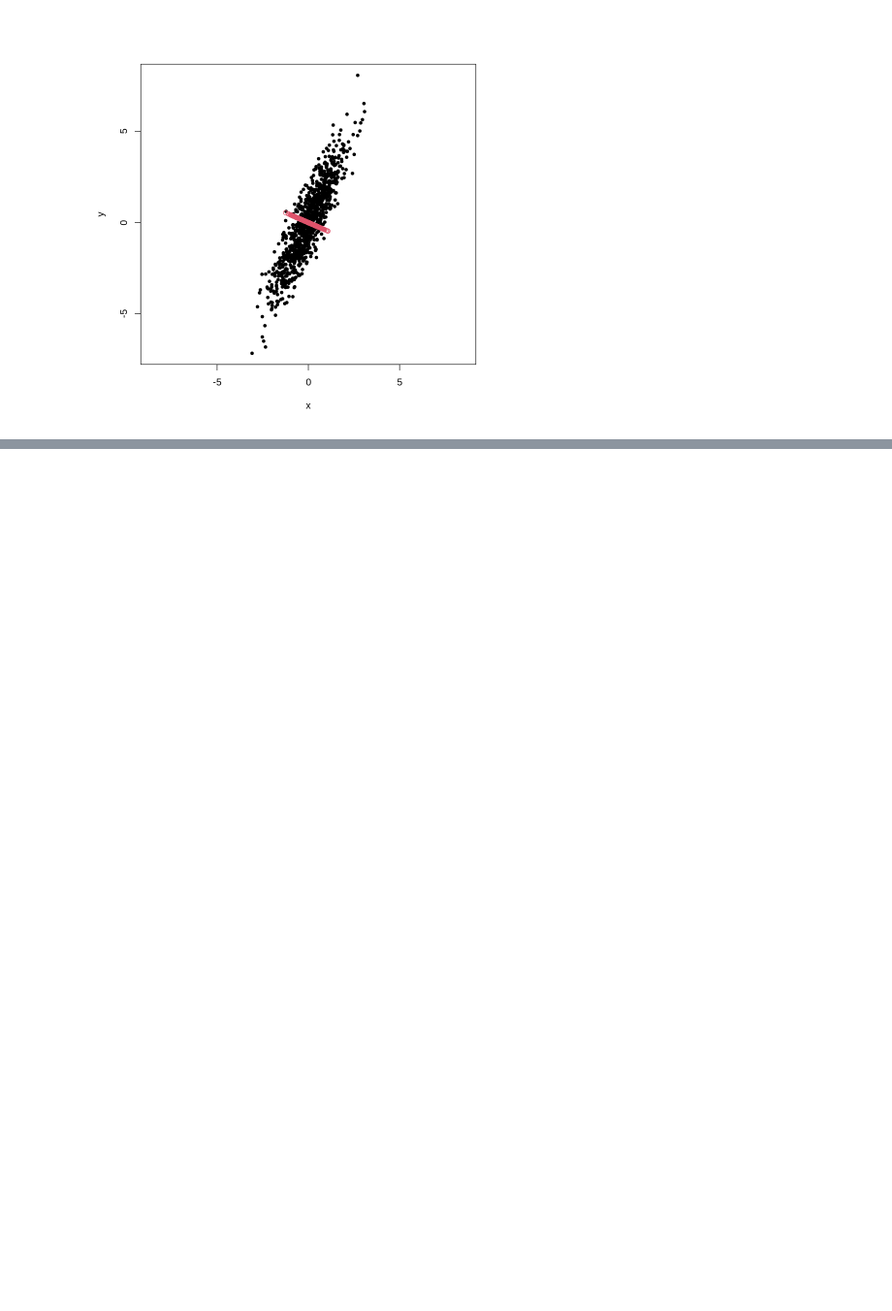
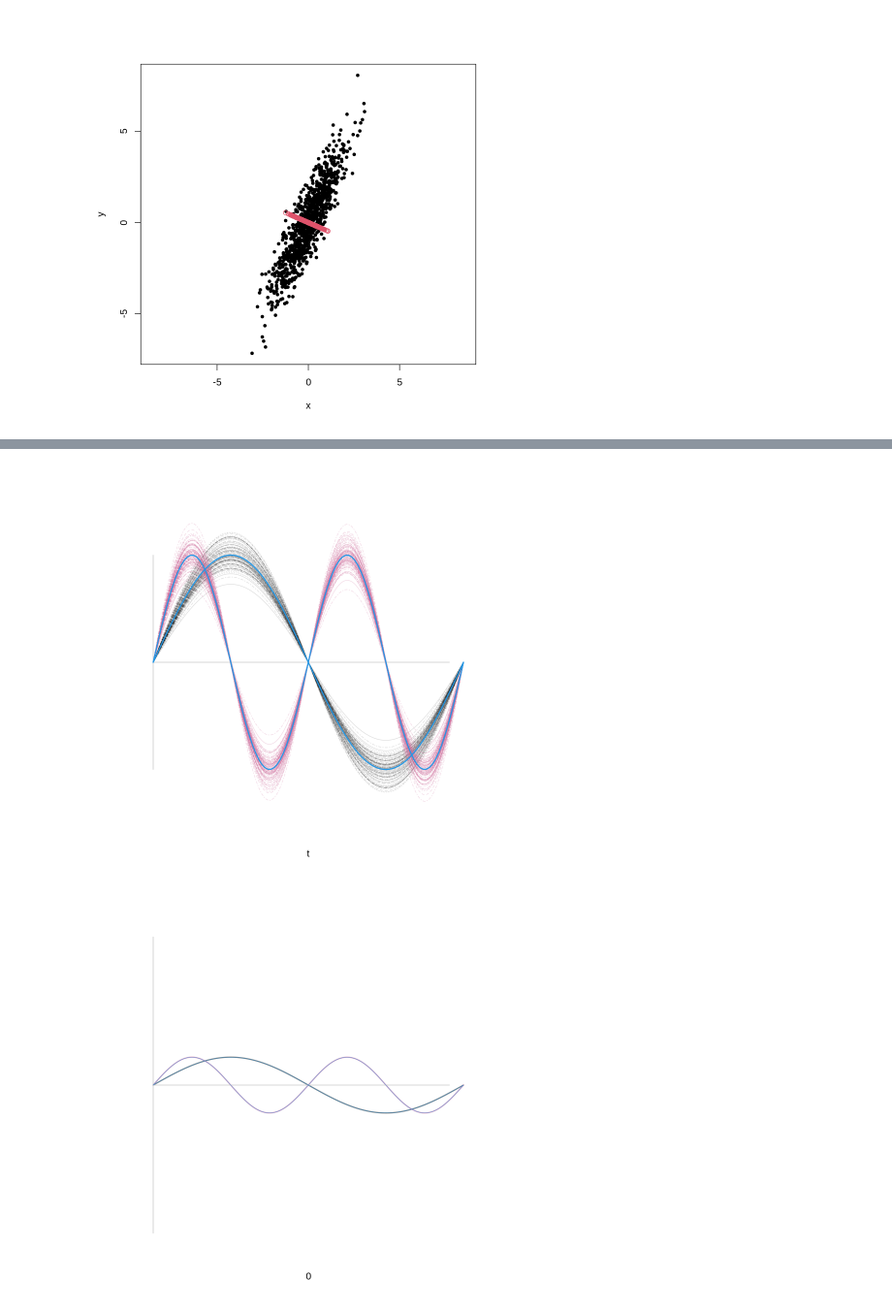
Before and after one commit to diegoax/ALNAE-2026, a Jupyter notebook: Notebooks/clase15_ALNAE_2026.ipynb, the cells around one changed output, grey strips where cells are left out. Shown at 97% size. Drawn from its saved outputs; the diff is of its cells as text; code cells hidden in the pictures; blank space fills up the shorter version.

```diff
--- a/Notebooks/clase15_ALNAE_2026.ipynb
+++ b/Notebooks/clase15_ALNAE_2026.ipynb
@@ -54,0 +140,23 @@ points(tcrossprod(U[,2], V[,2])*D[2], col = 2)
+# %%
+sf_pca = fpca_base(t(f), t)
+
+matplot(t,f, type = 'l', col = rep(c("#00000022",'#CC66993F'), each = 100), axes = F, ylab = '')
+axis(1, pos = 0, labels = F, lwd.ticks = 0, col = 'grey')
+axis(2, pos = 0, labels = F, lwd.ticks = 0, col = 'grey')
+curve(sin(x), add = T, col = 4, lwd = 2)
+curve(sin(2*x), add = T, col = 4, lwd = 2)
+
+plot(0, 0, col = '#00000022', xlim = c(0,2*pi), ylim = c(-.6,.6),type = 'n', ylab = '', axes = F, asp = 1)
+lines(t, -sf_pca$harmonics[,2], lwd = 2, col = 'grey50')
+lines(t, sf_pca$harmonics[,1], lwd = 2, col = '#CC669999')
+axis(1, pos = 0, labels = F, lwd.ticks = 0, col = 'grey')
+axis(2, pos = 0, labels = F, lwd.ticks = 0, col = 'grey')
+curve(sin(x)/sqrt(pi), add = T, col = 4, lwd = .5)
+curve(sin(2*x)/sqrt(pi), add = T, col = 4, lwd = .5)
+
+plot(sf_pca$scores, col = rep(c("#00000022","#CC66993F"), each = 100), pch = 20, axes = F, ylab = '')
+axis(1, pos = 0, labels = F, lwd.ticks = 0, col = 'grey')
+axis(2, pos = 0, labels = F, lwd.ticks = 0, col = 'grey')
+# %% [output]
+[figure, added]
+[figure, added]
```
Also changed, not shown: parts of 11 cells of this notebook.
